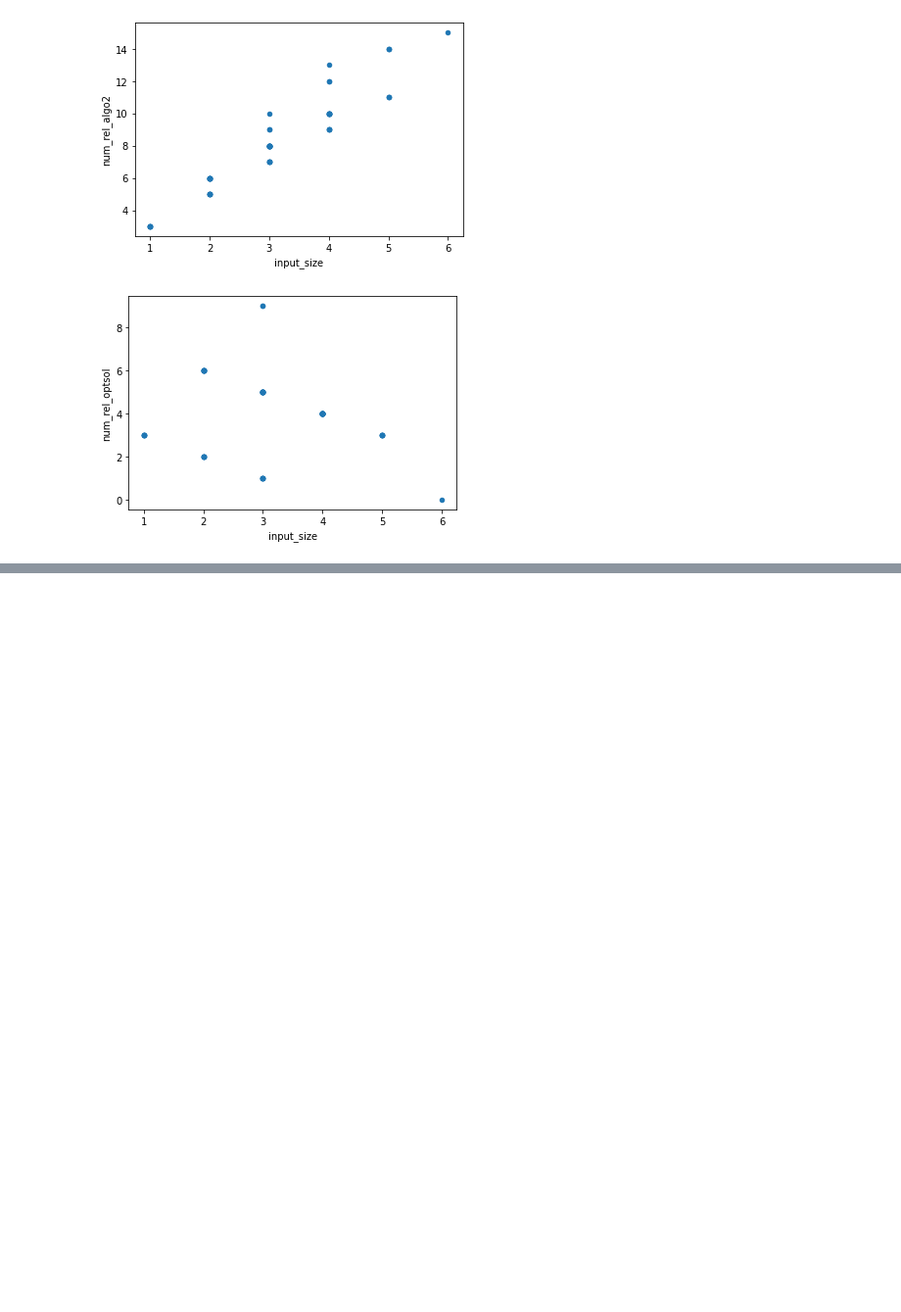
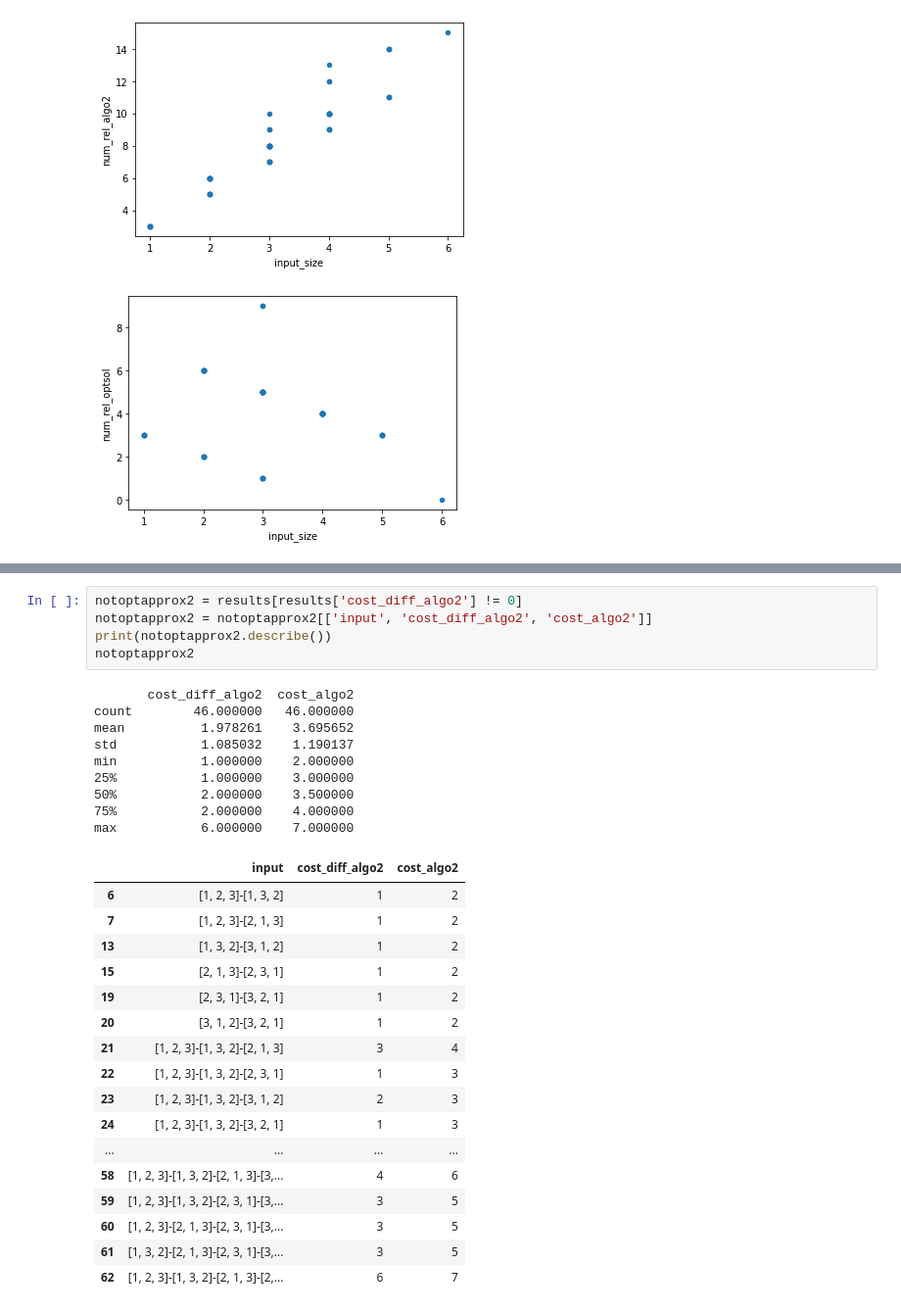
Before and after one commit to cjgsongsong/cs199aclthesis, a Jupyter notebook: analysis.ipynb, the cells around one changed output, grey strips where cells are left out. Shown at 98% size. Cells and saved outputs as stored; diff of their text form; blank space fills up the shorter version.

```diff
--- a/analysis.ipynb
+++ b/analysis.ipynb
@@ -108,0 +169,32 @@ optapprox1
+# %%
+notoptapprox2 = results[results['cost_diff_algo2'] != 0]
+notoptapprox2 = notoptapprox2[['input', 'cost_diff_algo2', 'cost_algo2']]
+print(notoptapprox2.describe())
+notoptapprox2
+# %% [output]
+       cost_diff_algo2  cost_algo2
+count        46.000000   46.000000
+mean          1.978261    3.695652
+std           1.085032    1.190137
+min           1.000000    2.000000
+25%           1.000000    3.000000
+50%           2.000000    3.500000
+75%           2.000000    4.000000
+max           6.000000    7.000000
+|  | input | cost_diff_algo2 | cost_algo2 |
+| 6 | [1, 2, 3]-[1, 3, 2] | 1 | 2 |
+| 7 | [1, 2, 3]-[2, 1, 3] | 1 | 2 |
+| 13 | [1, 3, 2]-[3, 1, 2] | 1 | 2 |
+| 15 | [2, 1, 3]-[2, 3, 1] | 1 | 2 |
+| 19 | [2, 3, 1]-[3, 2, 1] | 1 | 2 |
+| 20 | [3, 1, 2]-[3, 2, 1] | 1 | 2 |
+| 21 | [1, 2, 3]-[1, 3, 2]-[2, 1, 3] | 3 | 4 |
+| 22 | [1, 2, 3]-[1, 3, 2]-[2, 3, 1] | 1 | 3 |
+| 23 | [1, 2, 3]-[1, 3, 2]-[3, 1, 2] | 2 | 3 |
+| 24 | [1, 2, 3]-[1, 3, 2]-[3, 2, 1] | 1 | 3 |
+| ... | ... | ... | ... |
+| 58 | [1, 2, 3]-[1, 3, 2]-[2, 1, 3]-[3,... | 4 | 6 |
+| 59 | [1, 2, 3]-[1, 3, 2]-[2, 3, 1]-[3,... | 3 | 5 |
+| 60 | [1, 2, 3]-[2, 1, 3]-[2, 3, 1]-[3,... | 3 | 5 |
+| 61 | [1, 3, 2]-[2, 1, 3]-[2, 3, 1]-[3,... | 3 | 5 |
+| 62 | [1, 2, 3]-[1, 3, 2]-[2, 1, 3]-[2,... | 6 | 7 |
```
Also changed, not shown: parts of 8 cells of this notebook, 1 other file.
